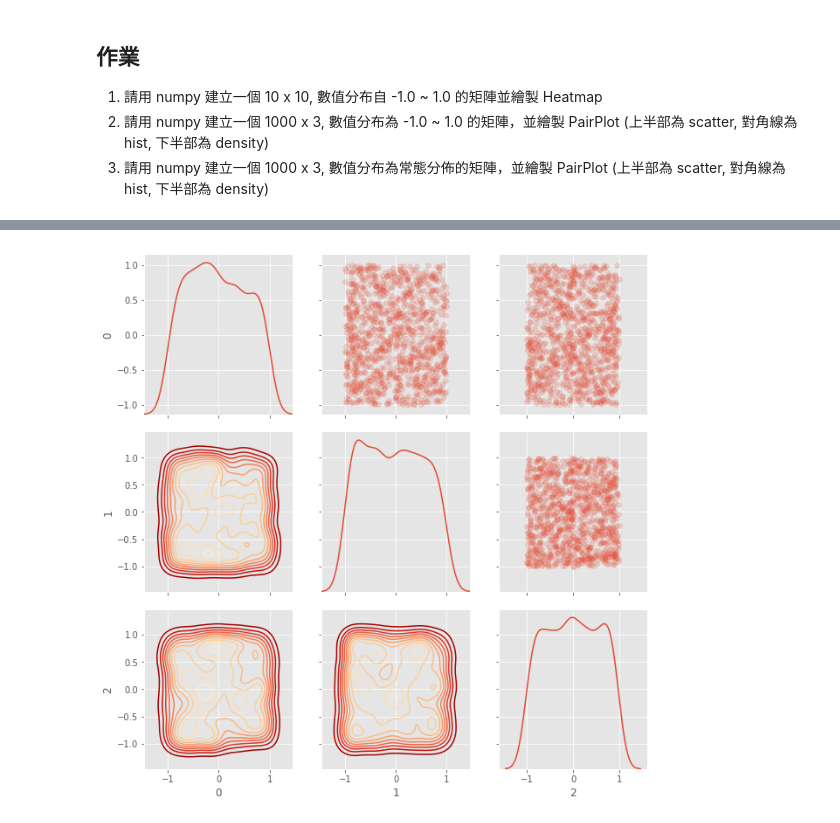
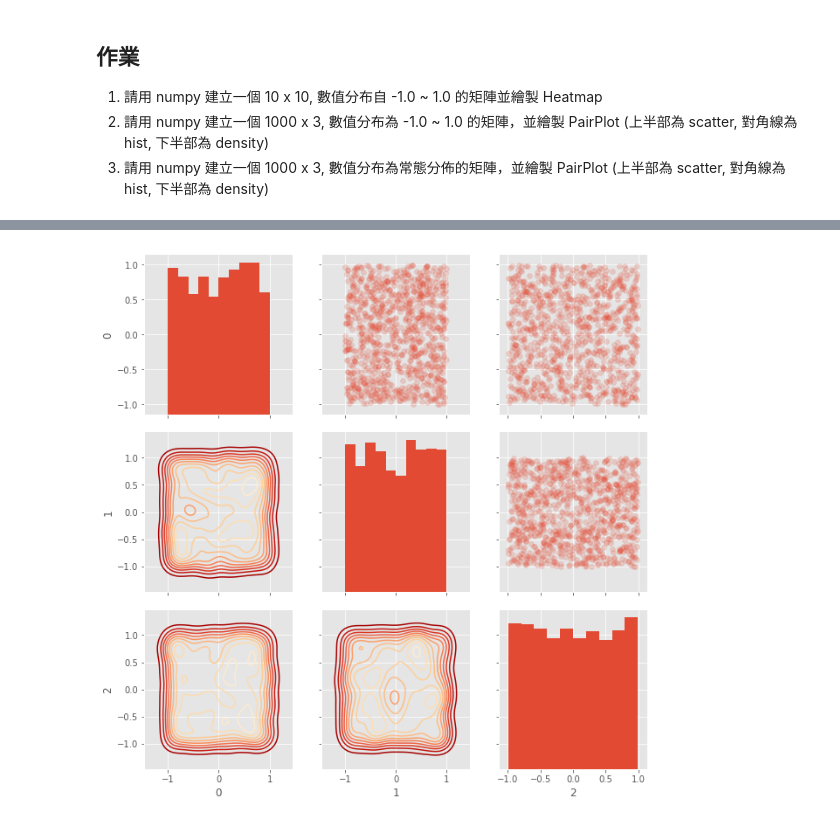
Before and after one commit to A103932033/ML-100Days, a Jupyter notebook: homework/Day_015_HW.ipynb, the cells around one changed output, grey strips where cells are left out. Drawn from its saved outputs; the diff is of its cells as text; code cells hidden in the pictures.

```diff
--- a/homework/Day_015_HW.ipynb
+++ b/homework/Day_015_HW.ipynb
@@ -34,27 +34,27 @@ plt.show()
 # %%
 nrow = 1000
 ncol = 3
 """
 Your Code Here
 """
 matrix = np.random.rand(nrow, ncol) * 2 - 1.0
 
 indice = np.random.choice([0,1,2], size=nrow)
 plot_data = pd.DataFrame(matrix, indice)
 
 
 grid = sns.PairGrid(data = plot_data, size = 3, diag_sharey=False)
 """
 Your Code Here
 Please replace "..." to correct plot function
 """
 grid.map_upper(plt.scatter , alpha = 0.2)
-grid.map_diag(sns.kdeplot)
+grid.map_diag(plt.hist)
 grid.map_lower(sns.kdeplot , cmap = plt.cm.OrRd_r)
 
 plt.show()
 # %% [output]
-[figure, old version]
+[figure, new version]
 # %%
 nrow = 1000
 ncol = 3
```
Also changed, not shown: parts of 2 cells of this notebook.
